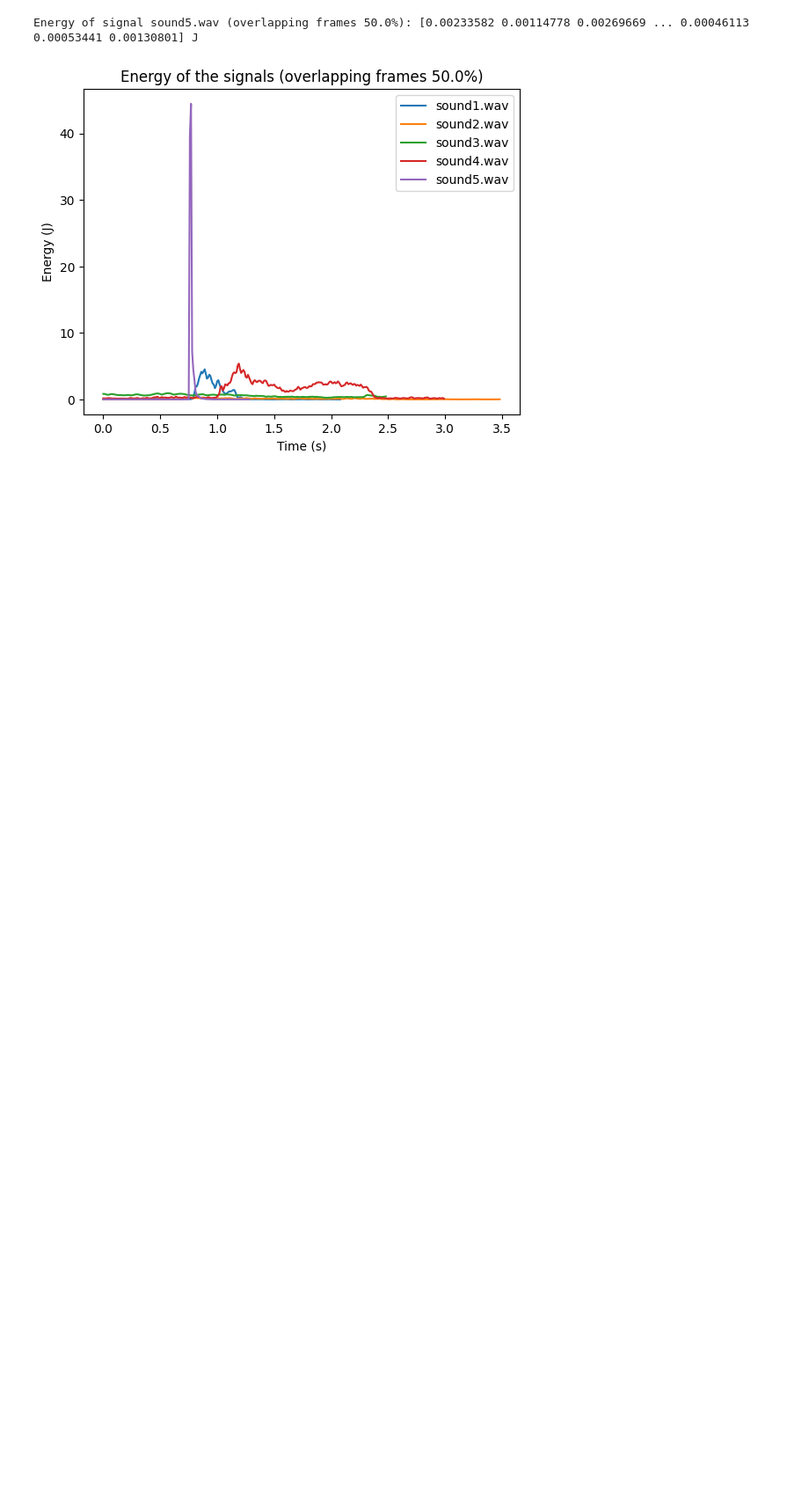
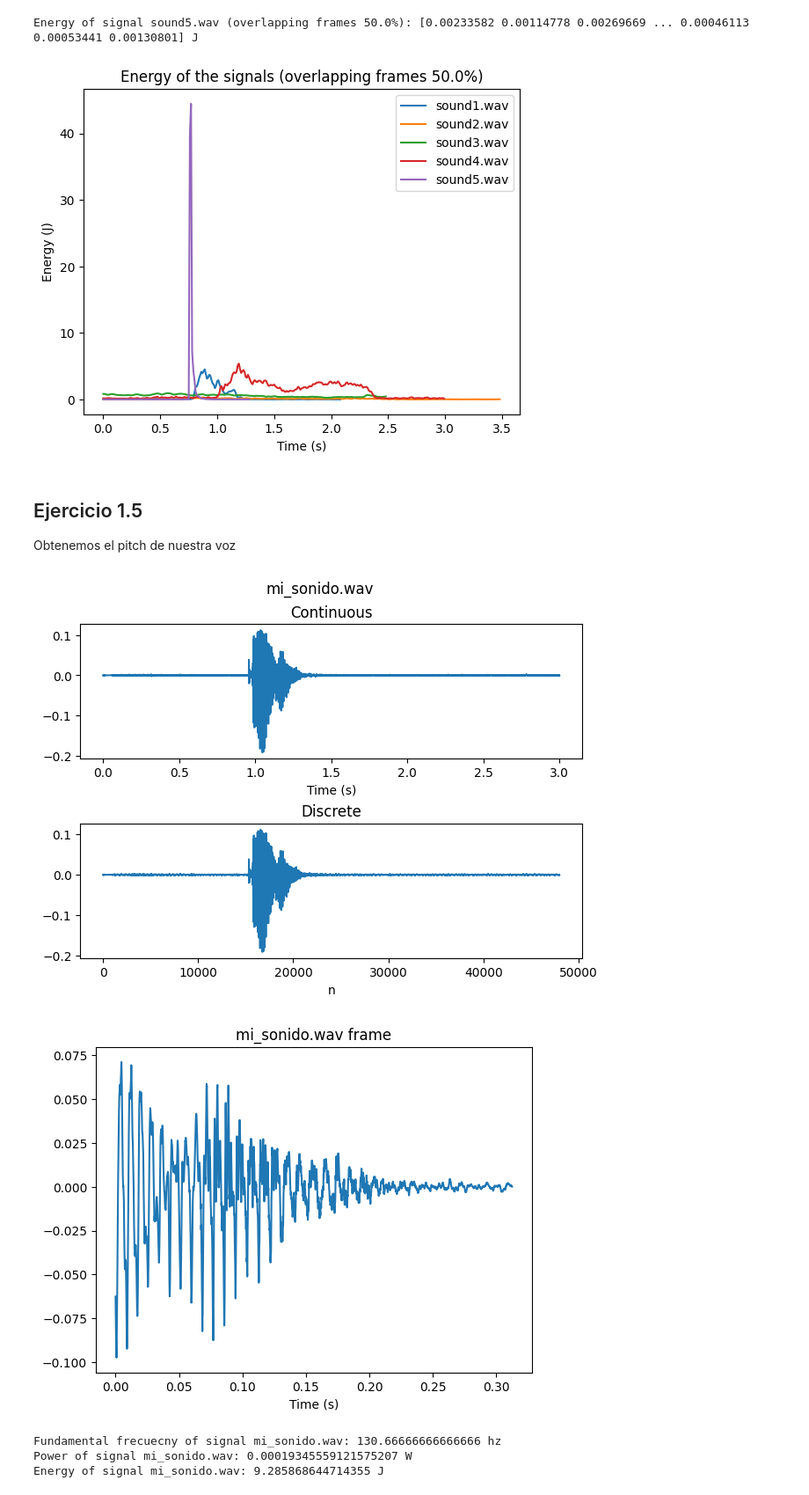
Before and after one commit to carlosedm10/joan-tds, a Jupyter notebook: pracs/prac1/python/prac1.ipynb, the cells around one changed output. Shown at 88% size. Saved outputs shown, nothing was run; the diff lists cells and outputs as text; code cells hidden in the pictures; blank space fills up the shorter version.

```diff
--- a/pracs/prac1/python/prac1.ipynb
+++ b/pracs/prac1/python/prac1.ipynb
@@ -201,3 +287,31 @@ Energy of signal sound4.wav (overlapping frames 50.0%): [0.16362986 0.15033018 0
 [figure]
 Energy of signal sound5.wav (overlapping frames 50.0%): [0.00233582 0.00114778 0.00269669 ... 0.00046113 0.00053441 0.00130801] J
 [figure]
+# %% [markdown]
+## Ejercicio 1.5
+Obtenemos el pitch de nuestra voz
+# %%
+# get the signal and the sampling frequency
+fs, y = wav.read(os.path.join(AUDIO_DIR, "mi_sonido.wav"))
+signal = Signal(y, fs, "mi_sonido.wav")
+
+# extract a frame from the original signal.
+yframe = signal.y[17500:22500]
+
+# plot the signal
+plot_continuous_discrete(signal.y, signal.fs, signal.file)
+plot_continuous(yframe, signal.fs, f"{signal.file} frame")
+
+# calculate the fundamental frequency of the signal
+fundamental_frequency = calculate_fundamental_frequency(signal.y, signal.fs)
+print(f"Fundamental frecuecny of signal {signal.file}: {fundamental_frequency} hz")
+
+# calculate the power and energy of the signal
+print(f"Power of signal {signal.file}: {(signal.y ** 2).mean()} W")
+print(f"Energy of signal {signal.file}: {(signal.y ** 2).sum()} J")
+# %% [output]
+[figure, added]
+[figure, added]
+Fundamental frecuecny of signal mi_sonido.wav: 130.66666666666666 hz
+Power of signal mi_sonido.wav: 0.00019345559121575207 W
+Energy of signal mi_sonido.wav: 9.285868644714355 J
```
Also changed, not shown: parts of 7 cells of this notebook, 9 other files.
